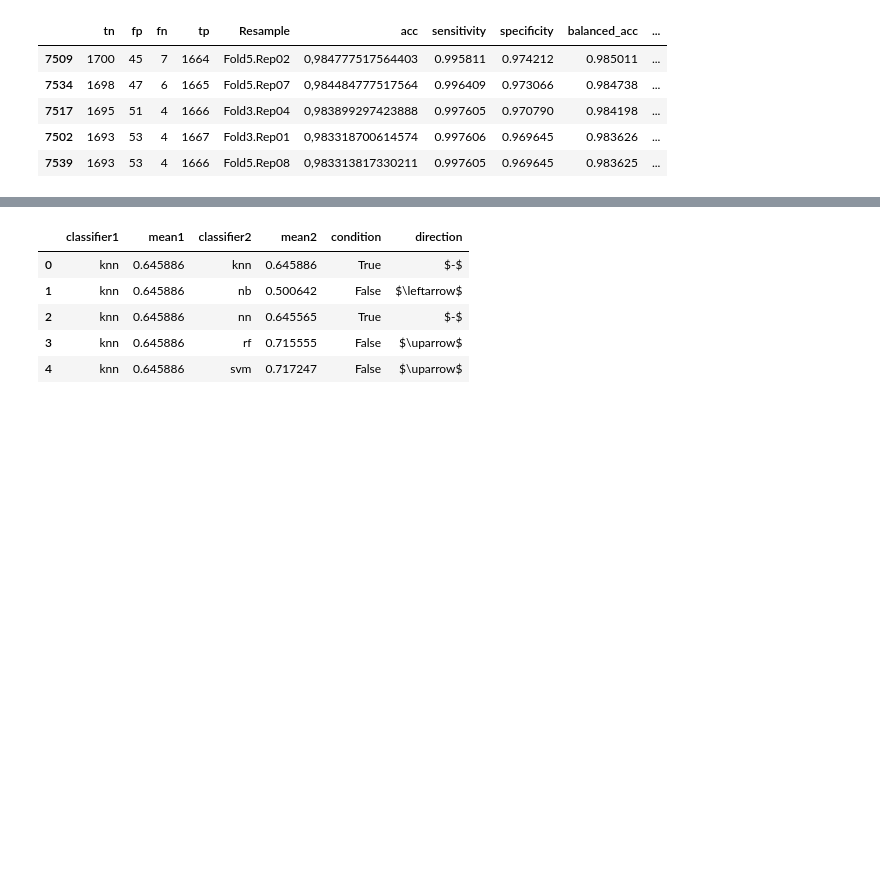
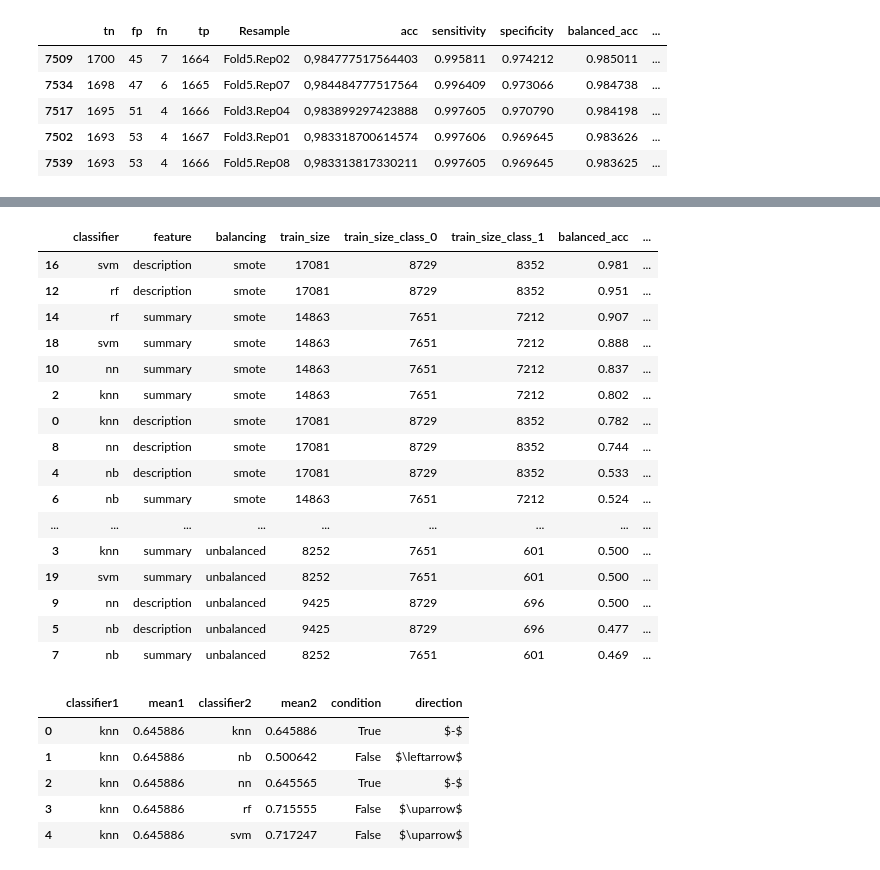
Before and after one commit to gomesluiz/long-lived-bug-predictor, a Jupyter notebook: notebooks/20200917_long_lived_prediction_rq4_data_analysis.ipynb, the cells around one changed output, grey strips where cells are left out. Cells and saved outputs as stored; diff of their text form; code cells hidden in the pictures; blank space fills up the shorter version.

```diff
--- a/notebooks/20200917_long_lived_prediction_rq4_data_analysis.ipynb
+++ b/notebooks/20200917_long_lived_prediction_rq4_data_analysis.ipynb
@@ -101,8 +119,29 @@ eclipse_metrics_in_train_summarized=pd.merge(eclipse_metrics_in_train_summarized
 # %%
 pd.options.display.float_format = "{:,.3f}".format
 eclipse_metrics_in_train_summarized.loc[eclipse_metrics_in_train_summarized.feature == "long_description", "feature"] = "description"
 eclipse_metrics_in_train_summarized.loc[eclipse_metrics_in_train_summarized.feature == "short_description", "feature"] = "summary"
-eclipse_metrics_in_train_summarized[['classifier', 'feature', 'balancing', 'sensitivity', 'specificity', 'balanced_acc', 'train_size', 'train_size_class_0', 'train_size_class_1']].sort_values('balanced_acc', ascending=False).to_latex('/tmp/eclipse_metrics_in_train_summarized.tex', index=False)
+s = eclipse_metrics_in_train_summarized[['classifier', 'feature', 'balancing', 'train_size', 'train_size_class_0', 'train_size_class_1', 'balanced_acc', 'hyper1', 'value1', 'hyper2', 'value2', 'hyper3', 'value3']].sort_values('balanced_acc', ascending=False)
+display(s)
+s.to_latex('/tmp/eclipse_metrics_in_train_summarized.tex', index=False)
+s.to_csv('/tmp/eclipse_metrics_in_train_summarized.csv', index=False)
+# %% [output]
+|  | classifier | feature | balancing | train_size | train_size_class_0 | train_size_class_1 | balanced_acc | ... |
+| 16 | svm | description | smote | 17081 | 8729 | 8352 | 0.981 | ... |
+| 12 | rf | description | smote | 17081 | 8729 | 8352 | 0.951 | ... |
+| 14 | rf | summary | smote | 14863 | 7651 | 7212 | 0.907 | ... |
+| 18 | svm | summary | smote | 14863 | 7651 | 7212 | 0.888 | ... |
+| 10 | nn | summary | smote | 14863 | 7651 | 7212 | 0.837 | ... |
+| 2 | knn | summary | smote | 14863 | 7651 | 7212 | 0.802 | ... |
+| 0 | knn | description | smote | 17081 | 8729 | 8352 | 0.782 | ... |
+| 8 | nn | description | smote | 17081 | 8729 | 8352 | 0.744 | ... |
+| 4 | nb | description | smote | 17081 | 8729 | 8352 | 0.533 | ... |
+| 6 | nb | summary | smote | 14863 | 7651 | 7212 | 0.524 | ... |
+| ... | ... | ... | ... | ... | ... | ... | ... | ... |
+| 3 | knn | summary | unbalanced | 8252 | 7651 | 601 | 0.500 | ... |
+| 19 | svm | summary | unbalanced | 8252 | 7651 | 601 | 0.500 | ... |
+| 9 | nn | description | unbalanced | 9425 | 8729 | 696 | 0.500 | ... |
+| 5 | nb | description | unbalanced | 9425 | 8729 | 696 | 0.477 | ... |
+| 7 | nb | summary | unbalanced | 8252 | 7651 | 601 | 0.469 | ... |
 # %%
 def make_statistical_test(metrics_dataset):
     classifiers = ['knn', 'nb', 'nn', 'rf', 'svm']
```
Also changed, not shown: parts of 1 cell of this notebook, 2 other files.
